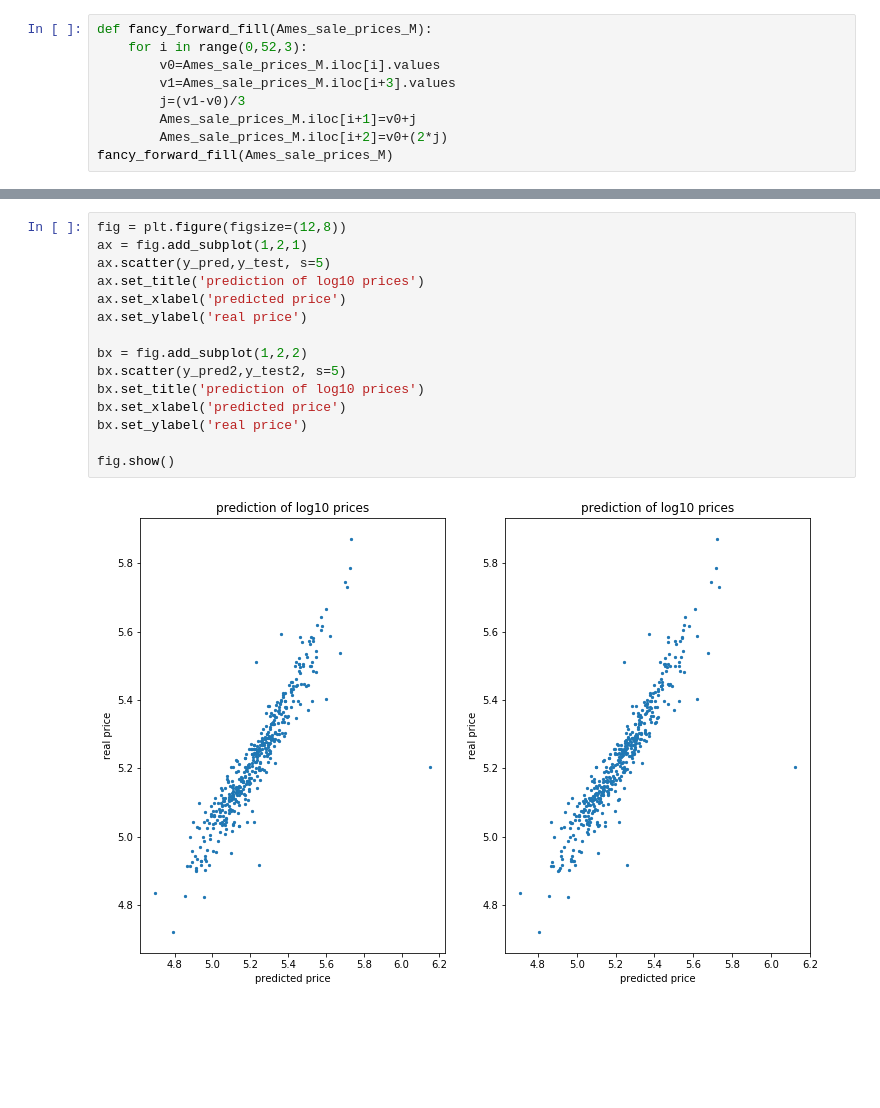
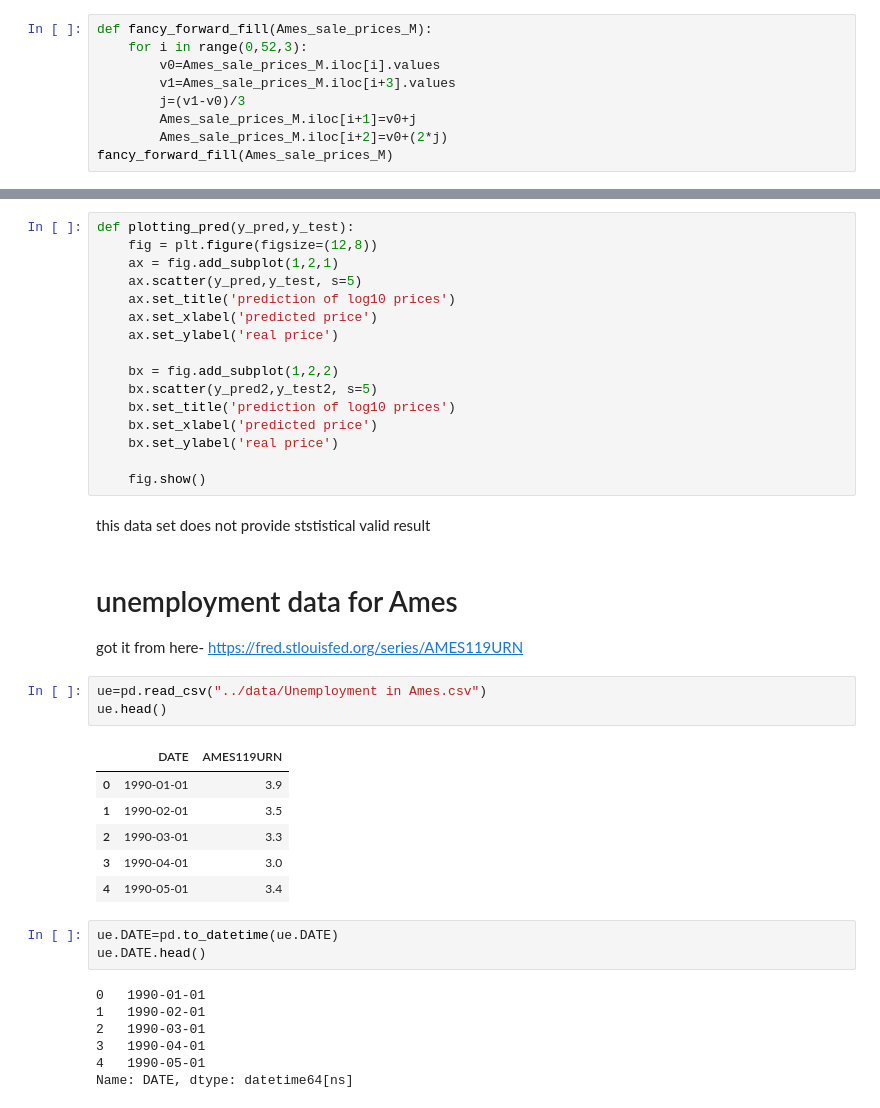
Before and after one commit to yaarams/house-pricing, a Jupyter notebook: notebooks/Lior04-Investegating Time Trend.ipynb, the cells around one changed output, grey strips where cells are left out. Cells and saved outputs as stored; diff of their text form; blank space fills up the shorter version.

```diff
--- a/notebooks/Lior04-Investegating Time Trend.ipynb
+++ b/notebooks/Lior04-Investegating Time Trend.ipynb
@@ -541,19 +563,43 @@ strong multicollinearity or other numerical problems.
 
  rmse on best var's is:  0.0711088483003876
 # %%
-fig = plt.figure(figsize=(12,8))
-ax = fig.add_subplot(1,2,1)
-ax.scatter(y_pred,y_test, s=5)
-ax.set_title('prediction of log10 prices')
-ax.set_xlabel('predicted price')
-ax.set_ylabel('real price')
+def plotting_pred(y_pred,y_test):
+    fig = plt.figure(figsize=(12,8))
+    ax = fig.add_subplot(1,2,1)
+    ax.scatter(y_pred,y_test, s=5)
+    ax.set_title('prediction of log10 prices')
+    ax.set_xlabel('predicted price')
+    ax.set_ylabel('real price')
 
-bx = fig.add_subplot(1,2,2)
-bx.scatter(y_pred2,y_test2, s=5)
-bx.set_title('prediction of log10 prices')
-bx.set_xlabel('predicted price')
-bx.set_ylabel('real price')
+    bx = fig.add_subplot(1,2,2)
+    bx.scatter(y_pred2,y_test2, s=5)
+    bx.set_title('prediction of log10 prices')
+    bx.set_xlabel('predicted price')
+    bx.set_ylabel('real price')
 
-fig.show()
+    fig.show()
-# %% [output]
-[figure, removed]
+# %% [markdown]
+this data set does not provide ststistical valid result
+# %% [markdown]
+# unemployment data for Ames
+got it from here- https://fred.stlouisfed.org/series/AMES119URN
+# %%
+ue=pd.read_csv("../data/Unemployment in Ames.csv")
+ue.head()
+# %% [output]
+|  | DATE | AMES119URN |
+| 0 | 1990-01-01 | 3.9 |
+| 1 | 1990-02-01 | 3.5 |
+| 2 | 1990-03-01 | 3.3 |
+| 3 | 1990-04-01 | 3.0 |
+| 4 | 1990-05-01 | 3.4 |
+# %%
+ue.DATE=pd.to_datetime(ue.DATE)
+ue.DATE.head()
+# %% [output]
+0   1990-01-01
+1   1990-02-01
+2   1990-03-01
+3   1990-04-01
+4   1990-05-01
+Name: DATE, dtype: datetime64[ns]
```
Also changed, not shown: parts of 13 cells of this notebook, 5 other files.
